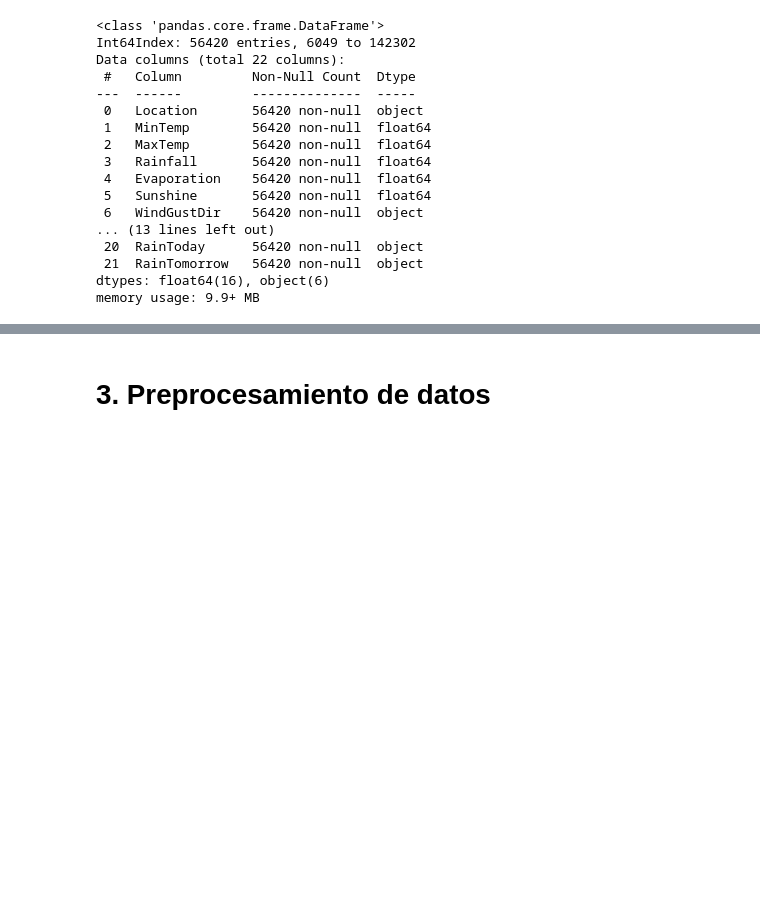
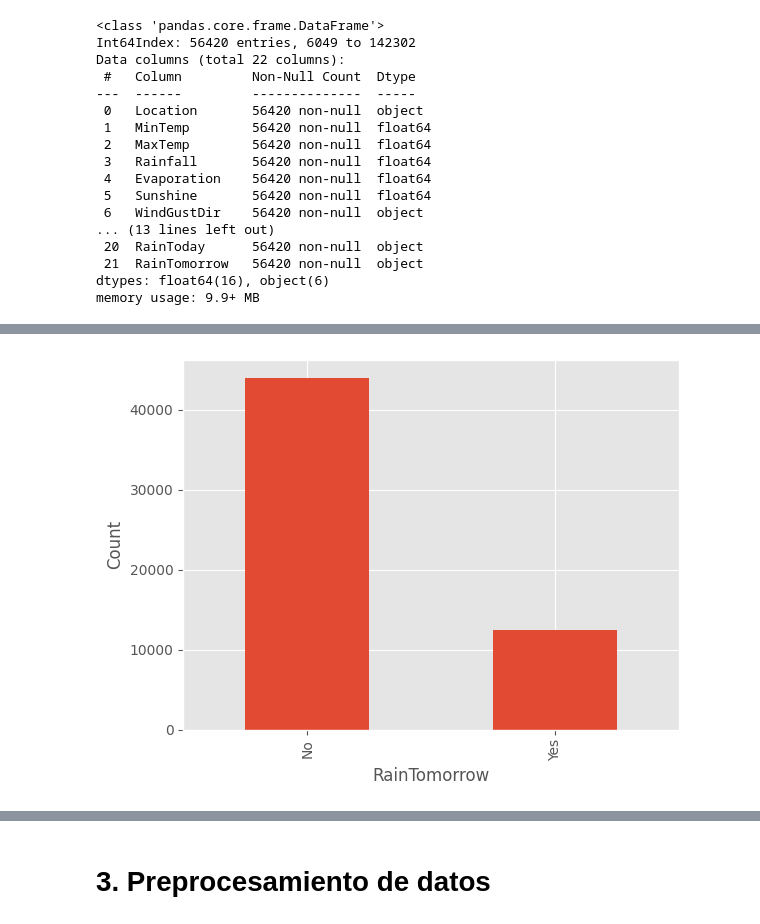
Before and after one commit to JPHITA/Monitoria-IA, a Jupyter notebook: Diapositivas/TALLER 6 - Aprendizaje supervisado - DT y NB/taller RF/taller RF - prediccion de lluvias.ipynb, the cells around one changed output, grey strips where cells are left out. Saved outputs shown, nothing was run; the diff lists cells and outputs as text; code cells hidden in the pictures; blank space fills up the shorter version.

```diff
--- a/Diapositivas/TALLER 6 - Aprendizaje supervisado - DT y NB/taller RF/taller RF - prediccion de lluvias.ipynb
+++ b/Diapositivas/TALLER 6 - Aprendizaje supervisado - DT y NB/taller RF/taller RF - prediccion de lluvias.ipynb
@@ -74,0 +90,8 @@ memory usage: 9.9+ MB
+# %%
+data['RainTomorrow'].value_counts().plot.bar()
+
+plt.ylabel('Count')
+plt.xlabel('RainTomorrow')
+plt.show()
+# %% [output]
+[figure, added]
```
Also changed, not shown: parts of 4 cells of this notebook.
